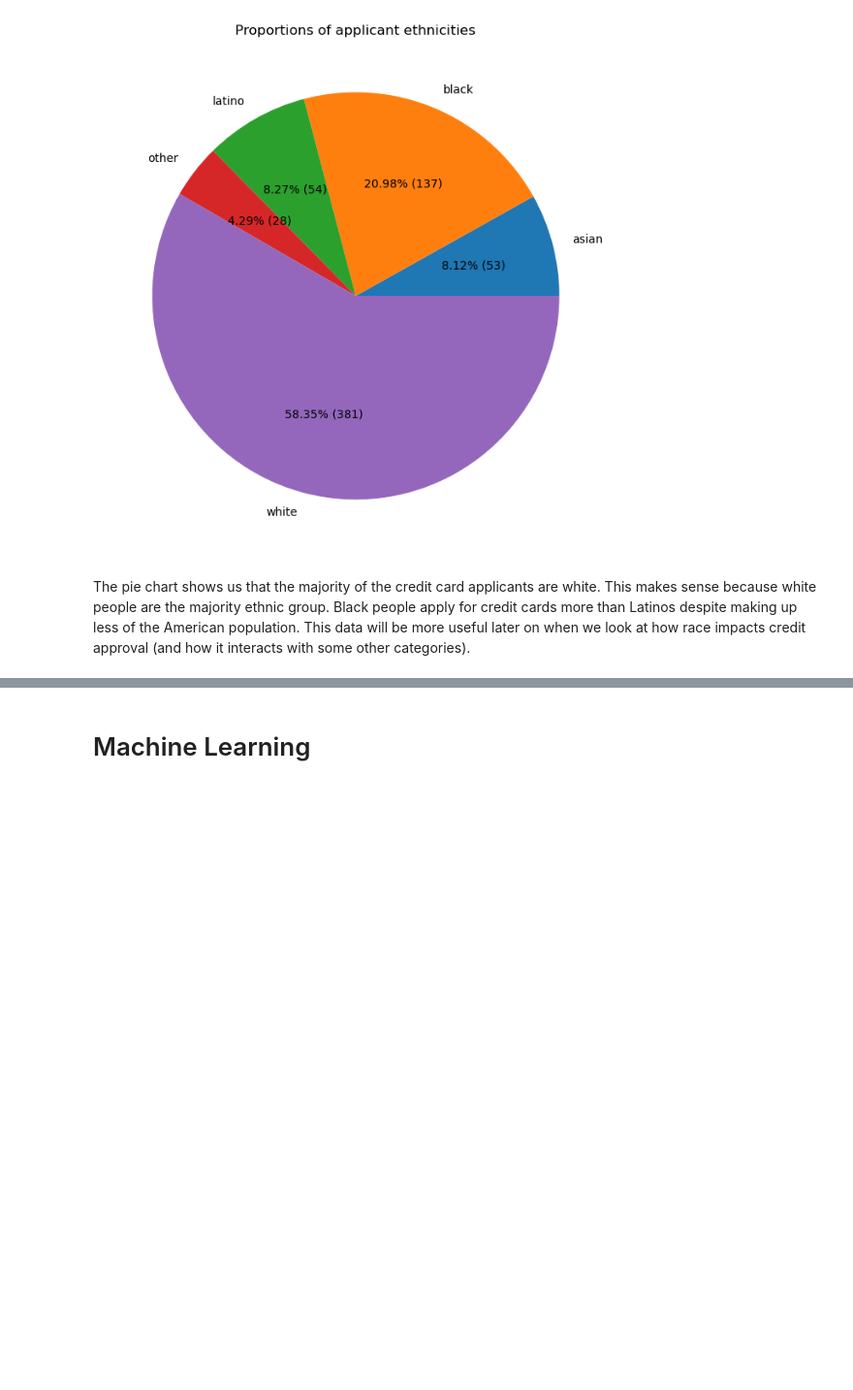
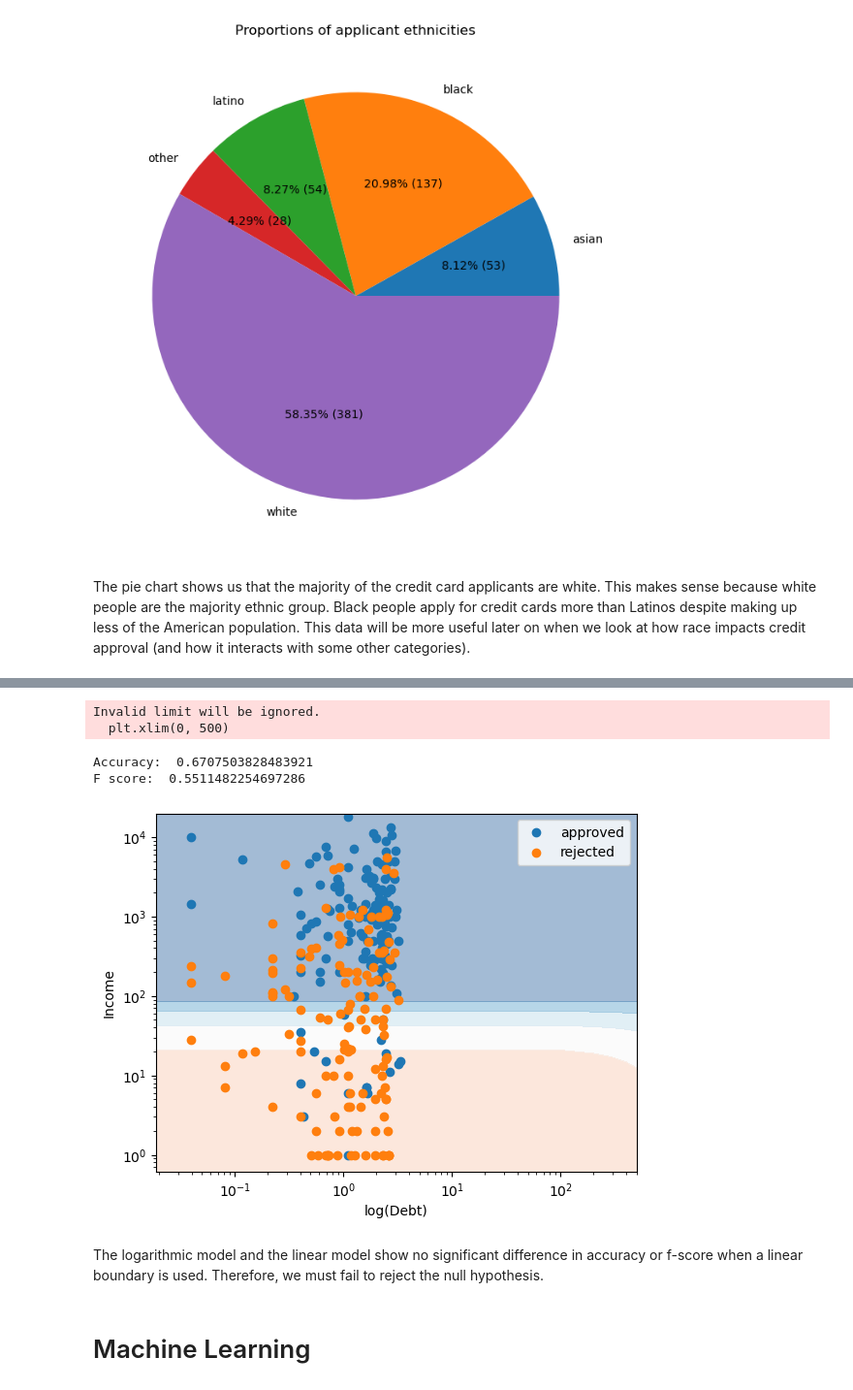
Before and after one commit to walterosborne/320final, a Jupyter notebook: Final.ipynb, the cells around one changed output, grey strips where cells are left out. Shown at 97% size. Cells and saved outputs as stored; diff of their text form; code cells hidden in the pictures; blank space fills up the shorter version.

```diff
--- a/Final.ipynb
+++ b/Final.ipynb
@@ -507,3 +419,55 @@ Accuracy:  0.6707503828483921
+# %%
+# Create X and y for the model, where X is a 2D array with income and log(debt) and y is approval
+df['logdebt'] = np.log2(df['debt'])
+df['logdebt'] = df['logdebt'].fillna(0)
+df.loc[df['logdebt'] < 0, 'logdebt'] = 0
+
+X2 = np.array([df['income'], df['debt']]).T.tolist()
+y = np.array(df['approved']).tolist()
+
+# Model the logistic regression to predict approval
+model2 = LogisticRegression(solver='liblinear')
+model2.fit(X2, y)
+
+# Calculate accuracy for the logistic regression model
+y_pred = model1.predict(X2)
+accuracy = accuracy_score(y, y_pred)
+print("Accuracy: " , accuracy)
+fscore = f1_score(y, y_pred)
+print("F score: " , fscore)
+
+# Plot plot the contour for the decision boundary
+x_min, x_max = min(df['income']) - 1000, max(df['income']) + 1000
+y_min, y_max = min(df['logdebt']) - 1000, 20000
+xx, yy = np.meshgrid(np.arange(x_min, x_max, 100), np.arange(y_min, y_max, 100))
+grid = np.c_[xx.ravel(), yy.ravel()]
+Z = model2.predict_proba(grid)[:, 1]
+#probs = probs.reshape(xx.shape)
+Z = Z.reshape(xx.shape)
+plt.contourf(xx, yy, Z, alpha=0.4, cmap=plt.cm.RdBu)
+
+# Plot log(debt) vs income with approval as a color-coded binary classifier
+approved['log_debt'] = approved['debt'].apply(lambda x : np.log(x))
+rejected['log_debt'] = rejected['debt'].apply(lambda x : np.log(x))
+plt.scatter(approved['log_debt'],approved['income'], label = 'approved')
+plt.scatter(rejected['log_debt'],rejected['income'], label = 'rejected')
+plt.annotate('Approved Average',(approved['log_debt'].mean(),approved['income'].mean()),arrowprops = dict(facecolor ='green'))
+plt.annotate('Rejected Average',(rejected['log_debt'].mean(),rejected['income'].mean()),arrowprops = dict(facecolor ='yellow'))
+plt.xlabel('log(Debt)')
+plt.ylabel('Income')
+plt.legend(loc='upper right')
+plt.xscale('log')
+plt.yscale('log')
+plt.xlim(0, 500)
+plt.show()
+# %% [output]
+Invalid limit will be ignored.
+  plt.xlim(0, 500)
+Accuracy:  0.6707503828483921
+F score:  0.5511482254697286
+[figure, added]
+# %% [markdown]
+The logarithmic model and the linear model show no significant difference in accuracy or f-score when a linear boundary is used. Therefore, we must fail to reject the null hypothesis.
 # %% [markdown]
 # Machine Learning
 # %% [markdown]
```
Also changed, not shown: parts of 8 cells of this notebook.
